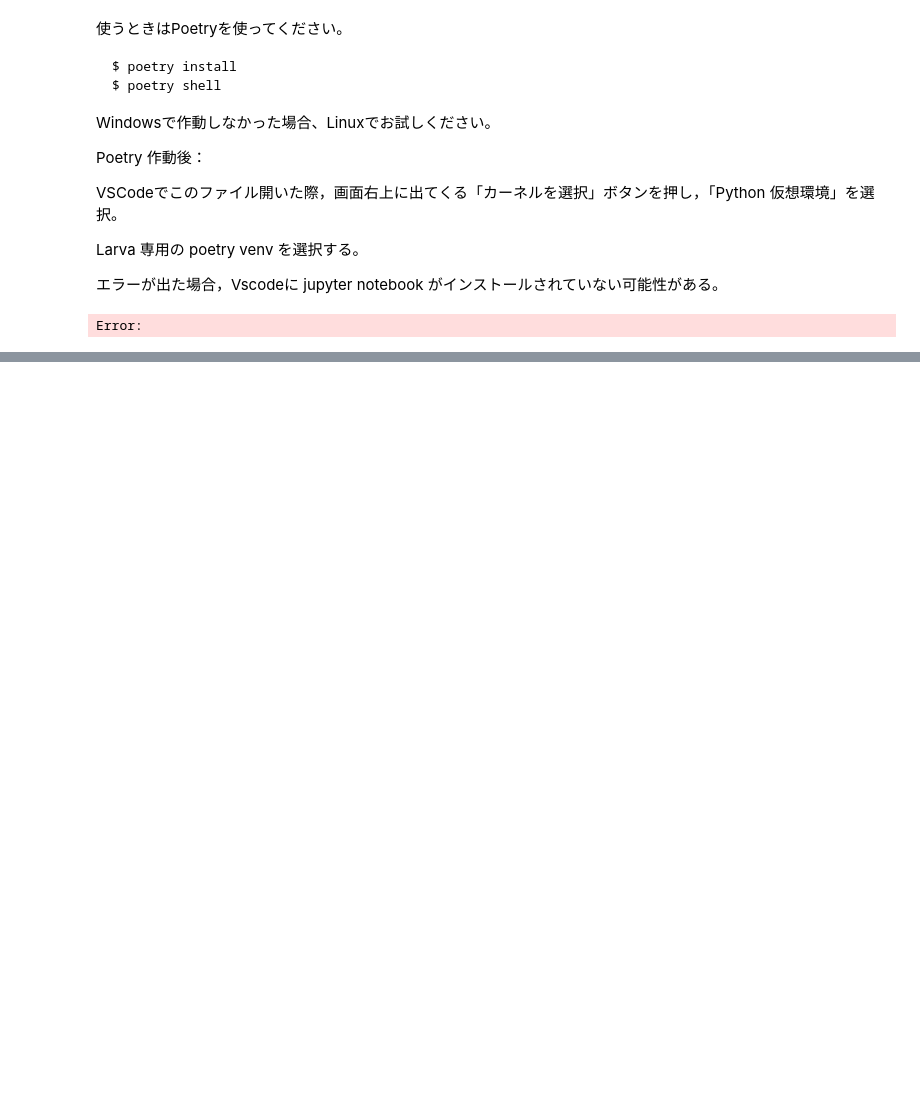
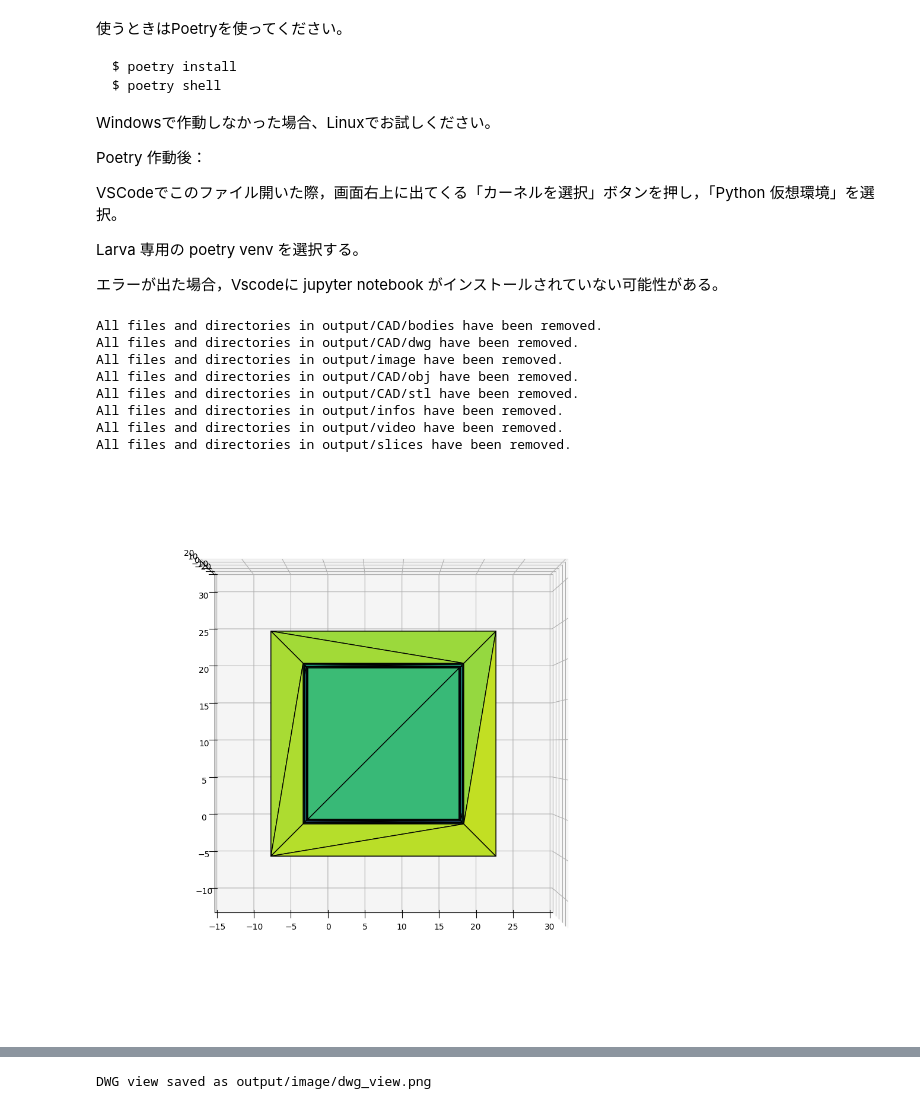
Before and after one commit to theplatecrafter/Larva, a Jupyter notebook: RUNTHIS.ipynb, the cells around one changed output, grey strips where cells are left out. Saved outputs shown, nothing was run; the diff lists cells and outputs as text; code cells hidden in the pictures; blank space fills up the shorter version.

```diff
--- a/RUNTHIS.ipynb
+++ b/RUNTHIS.ipynb
@@ -17,18 +17,26 @@ Larva 専用の poetry venv を選択する。
 # %%
 import Larva.direct_data_handler as dh
 
 stl_path = "data/stl/test_subject.stl" ## STLデータ入力
 tri = dh.trimesh.load_mesh(stl_path)  ## STLメッシュを読み込む
 
 dh.clear_output_paths()
 
 
-dh.Bs_view_stl(stl_path) ## STLデータを見る
+dh.view_stl_sub(stl_path,dh.image_output_dir,) ## STLデータを見る
 
 
 slice = dh.slice_stl(tri,[0,0,1],[0,0,-10],printDeets=False) ## STL物体をスライス面（方向ベクトル [0,0,1]，面上の点の位置ベクトル [0,0,-10] ）でスライシング
 slice.saveas( "output/CAD/dwg/slice.dwg") ## スライス（断面図）を "slice.dwg" のDWG２次元図面として保存する
 
 dh.view_dwg("output/CAD/dwg/slice.dwg","output/image") ## 保存したDWGファイルを閲覧する
 # %% [output]
-Error:
+All files and directories in output/CAD/bodies have been removed.
+All files and directories in output/CAD/dwg have been removed.
+All files and directories in output/image have been removed.
+All files and directories in output/CAD/obj have been removed.
+All files and directories in output/CAD/stl have been removed.
+All files and directories in output/infos have been removed.
+All files and directories in output/video have been removed.
+All files and directories in output/slices have been removed.
+[figure, added]
@@ -35,3 +44,4 @@ Error:
+DWG view saved as output/image/dwg_view.png
 # %%
 dh.clear_output_paths()
 
```
Also changed, not shown: parts of 1 cell of this notebook, 1 other file.
